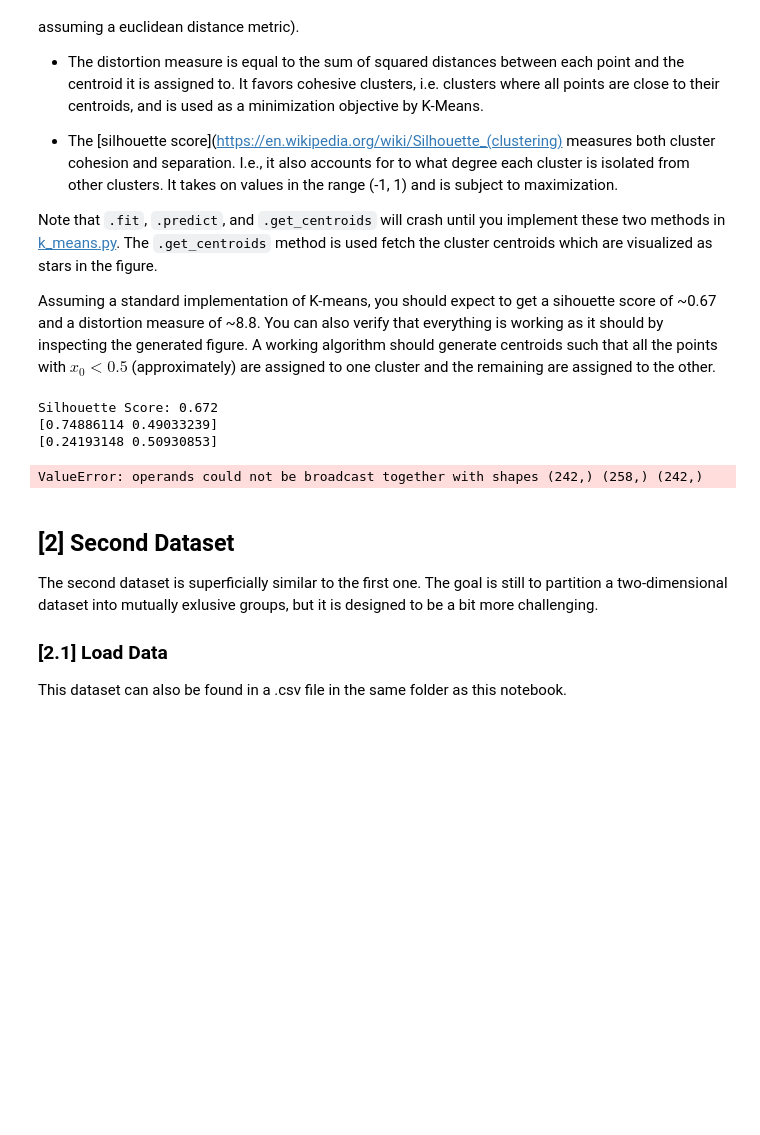
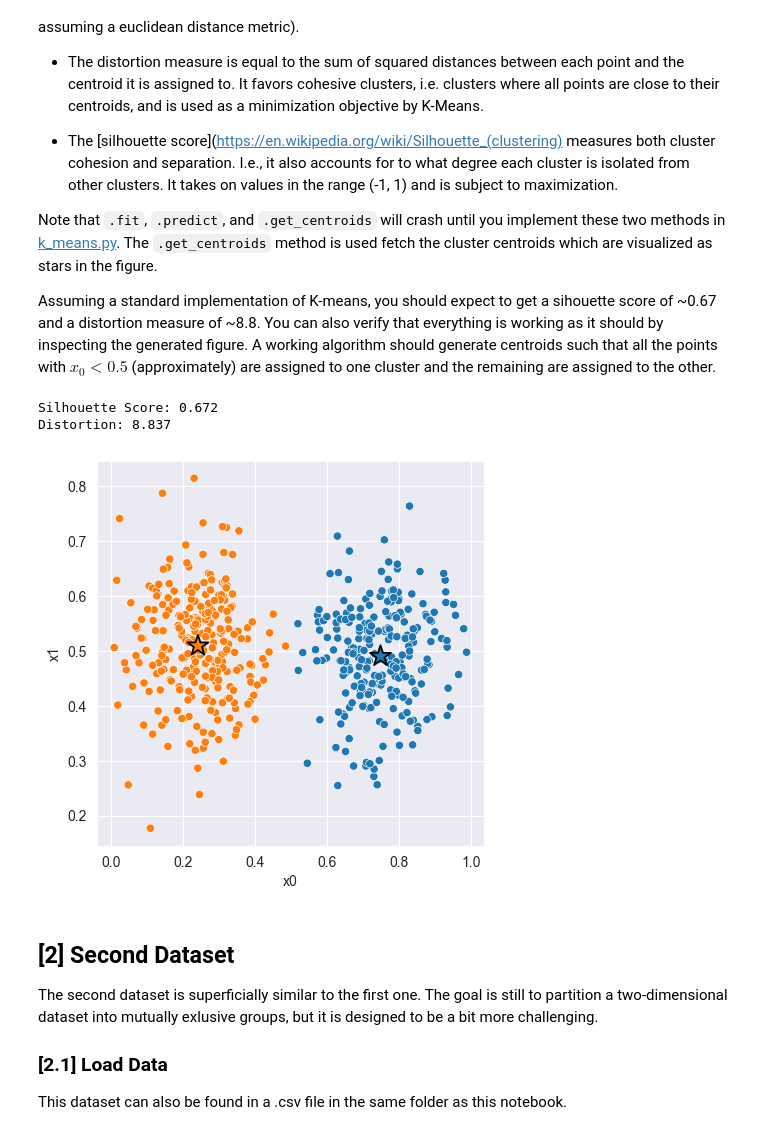
Before and after one commit to oscarmarcussen/TDT-4173-2023-task-1, a Jupyter notebook: k_means/experiment.ipynb, the cells around one changed output. Drawn from its saved outputs; the diff is of its cells as text; code cells hidden in the pictures; blank space fills up the shorter version.

```diff
--- a/k_means/experiment.ipynb
+++ b/k_means/experiment.ipynb
@@ -73,28 +73,26 @@ Assuming a standard implementation of K-means, you should expect to get a sihoue
 # %%
 # Fit Model
 X = data_1[['x0', 'x1']]
 model_1 = km.KMeans() # <-- Should work with default constructor
 model_1.fit(X)
 
 
 # Compute Silhouette Score
 z = model_1.predict(X)
 print(f'Silhouette Score: {km.euclidean_silhouette(X, z) :.3f}')
 print(f'Distortion: {km.euclidean_distortion(X, z) :.3f}')
-"""
+
 # Plot cluster assignments
 C = model_1.get_centroids()
 K = len(C)
 _, ax = plt.subplots(figsize=(5, 5), dpi=100)
 sns.scatterplot(x='x0', y='x1', hue=z, hue_order=range(K), palette='tab10', data=X, ax=ax);
 sns.scatterplot(x=C[:,0], y=C[:,1], hue=range(K), palette='tab10', marker='*', s=250, edgecolor='black', ax=ax)
 ax.legend().remove();
-"""
 # %% [output]
 Silhouette Score: 0.672
-[0.74886114 0.49033239]
-[0.24193148 0.50930853]
+Distortion: 8.837
-ValueError: operands could not be broadcast together with shapes (242,) (258,) (242,)
+[figure, added]
 # %% [markdown]
 ## [2] Second Dataset
 
```
Also changed, not shown: parts of 4 cells of this notebook, 3 other files.
